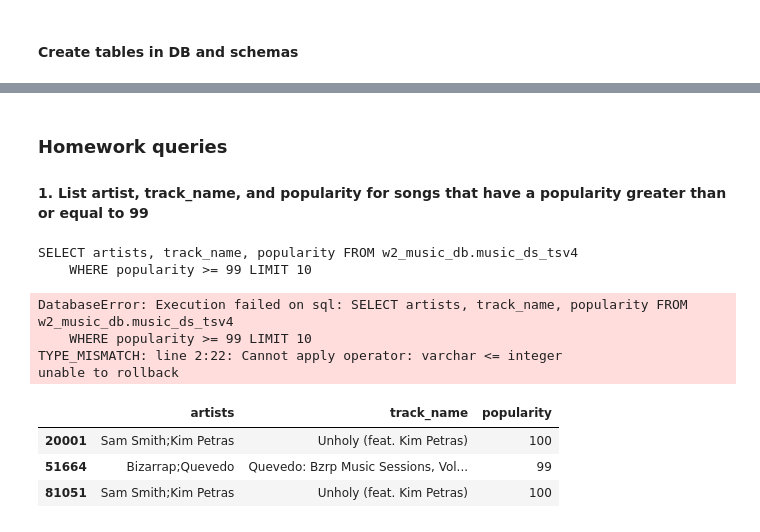
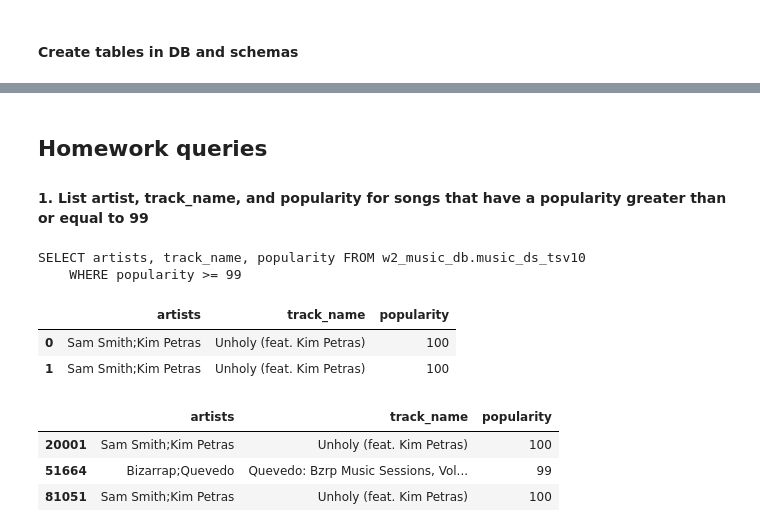
Before and after one commit to samancha/aws-mlops, a Jupyter notebook: s3-sgmkr-athena-queries/SteveAmancha_Assignment2.1.ipynb, the cells around one changed output, grey strips where cells are left out. Cells and saved outputs as stored; diff of their text form; code cells hidden in the pictures.

```diff
--- a/s3-sgmkr-athena-queries/SteveAmancha_Assignment2.1.ipynb
+++ b/s3-sgmkr-athena-queries/SteveAmancha_Assignment2.1.ipynb
@@ -166,23 +177,24 @@ display(full_df.tail())
 # %% [markdown]
-### Homework queries
+## Homework queries
 
 #### 1. List artist, track_name, and popularity for songs that have a popularity greater than or equal to 99
 # %%
 statement = """SELECT artists, track_name, popularity FROM {}.{}
-    WHERE popularity >= 99 LIMIT 10""".format(
+    WHERE popularity >= 99""".format(
     database_name, table_name_tsv
 )
+
+# CAST(popularity AS INTEGER) >= 99
 print(statement)
 
 df = pd.read_sql(statement, conn)
 df.head(10)
 # %% [output]
-SELECT artists, track_name, popularity FROM w2_music_db.music_ds_tsv4
-    WHERE popularity >= 99 LIMIT 10
+SELECT artists, track_name, popularity FROM w2_music_db.music_ds_tsv10
+    WHERE popularity >= 99
-DatabaseError: Execution failed on sql: SELECT artists, track_name, popularity FROM w2_music_db.music_ds_tsv4
-    WHERE popularity >= 99 LIMIT 10
-TYPE_MISMATCH: line 2:22: Cannot apply operator: varchar <= integer
-unable to rollback
+|  | artists | track_name | popularity |
+| 0 | Sam Smith;Kim Petras | Unholy (feat. Kim Petras) | 100 |
+| 1 | Sam Smith;Kim Petras | Unholy (feat. Kim Petras) | 100 |
 # %%
 # pandas
 pd_df = full_df[full_df['popularity'] >= 99][['artists','track_name','popularity']]
```
Also changed, not shown: parts of 23 cells of this notebook, 1 other file.
